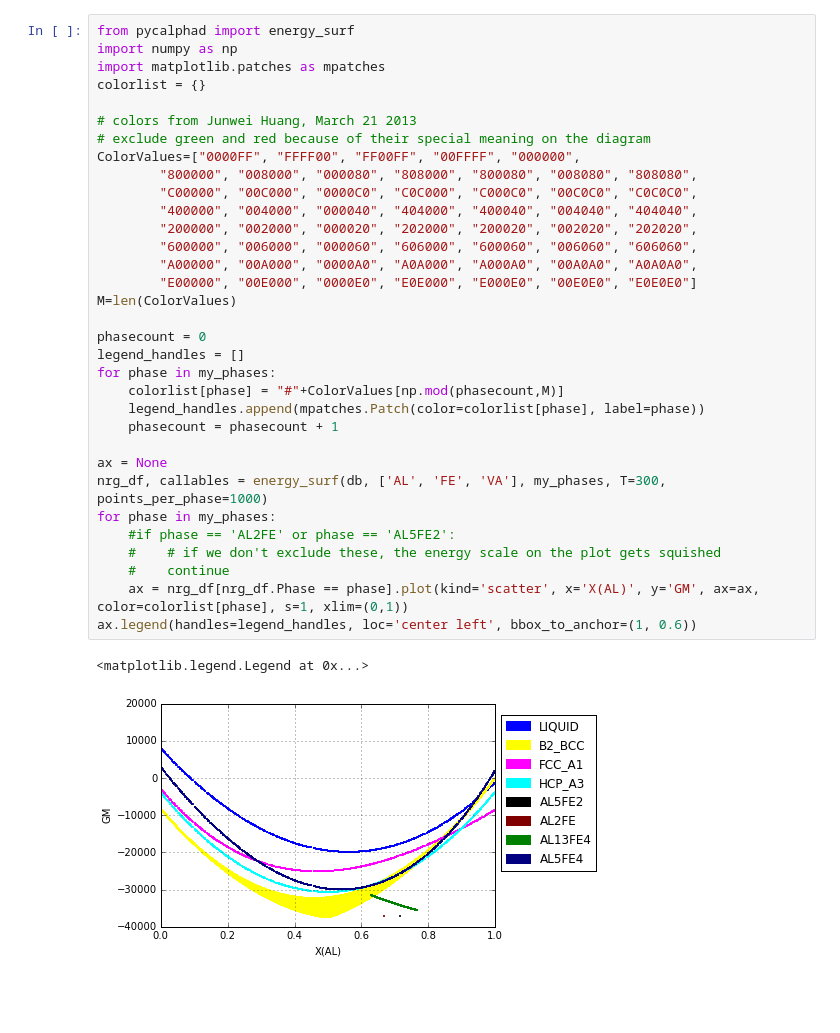
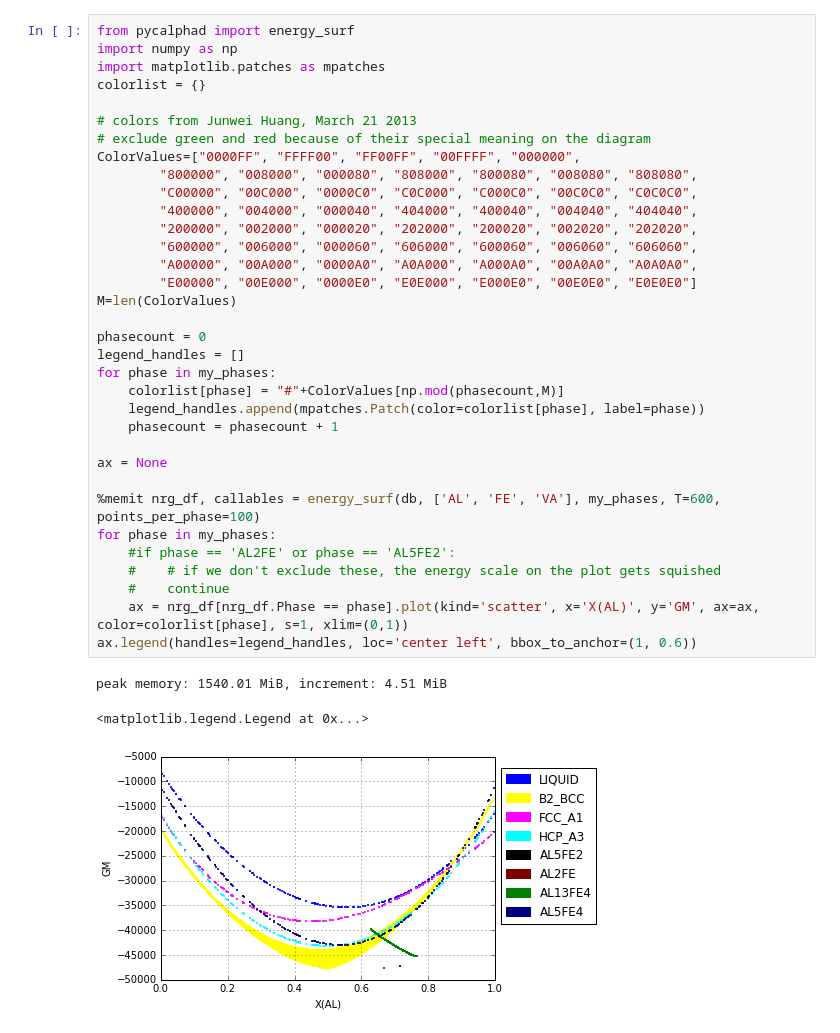
Before and after one commit to pycalphad/pycalphad, a Jupyter notebook: examples/AlFeTest.ipynb, the cells around one changed output. Cells and saved outputs as stored; diff of their text form; blank space fills up the shorter version.

Commit message:
Performance improvements and delinting for binary phase diagram plotting. Working towards a merge commit for #3

```diff
--- a/examples/AlFeTest.ipynb
+++ b/examples/AlFeTest.ipynb
@@ -16,33 +17,35 @@ import numpy as np
 import matplotlib.patches as mpatches
 colorlist = {}
 
 # colors from Junwei Huang, March 21 2013
 # exclude green and red because of their special meaning on the diagram
 ColorValues=["0000FF", "FFFF00", "FF00FF", "00FFFF", "000000",
         "800000", "008000", "000080", "808000", "800080", "008080", "808080",
         "C00000", "00C000", "0000C0", "C0C000", "C000C0", "00C0C0", "C0C0C0",
         "400000", "004000", "000040", "404000", "400040", "004040", "404040",
         "200000", "002000", "000020", "202000", "200020", "002020", "202020",
         "600000", "006000", "000060", "606000", "600060", "006060", "606060",
         "A00000", "00A000", "0000A0", "A0A000", "A000A0", "00A0A0", "A0A0A0",
         "E00000", "00E000", "0000E0", "E0E000", "E000E0", "00E0E0", "E0E0E0"]
 M=len(ColorValues)
 
 phasecount = 0
 legend_handles = []
 for phase in my_phases:
     colorlist[phase] = "#"+ColorValues[np.mod(phasecount,M)]
     legend_handles.append(mpatches.Patch(color=colorlist[phase], label=phase))
     phasecount = phasecount + 1
 
 ax = None
-nrg_df, callables = energy_surf(db, ['AL', 'FE', 'VA'], my_phases, T=300, points_per_phase=1000)
+
+%memit nrg_df, callables = energy_surf(db, ['AL', 'FE', 'VA'], my_phases, T=600, points_per_phase=100)
 for phase in my_phases:
     #if phase == 'AL2FE' or phase == 'AL5FE2':
     #    # if we don't exclude these, the energy scale on the plot gets squished
     #    continue
     ax = nrg_df[nrg_df.Phase == phase].plot(kind='scatter', x='X(AL)', y='GM', ax=ax, color=colorlist[phase], s=1, xlim=(0,1))
 ax.legend(handles=legend_handles, loc='center left', bbox_to_anchor=(1, 0.6))
 # %% [output]
-<matplotlib.legend.Legend at 0x...>
+peak memory: 1540.01 MiB, increment: 4.51 MiB
+<matplotlib.legend.Legend at 0x...>
-[figure, old version]
+[figure, new version]
```
Also changed, not shown: parts of 1 cell of this notebook, 4 other files.
